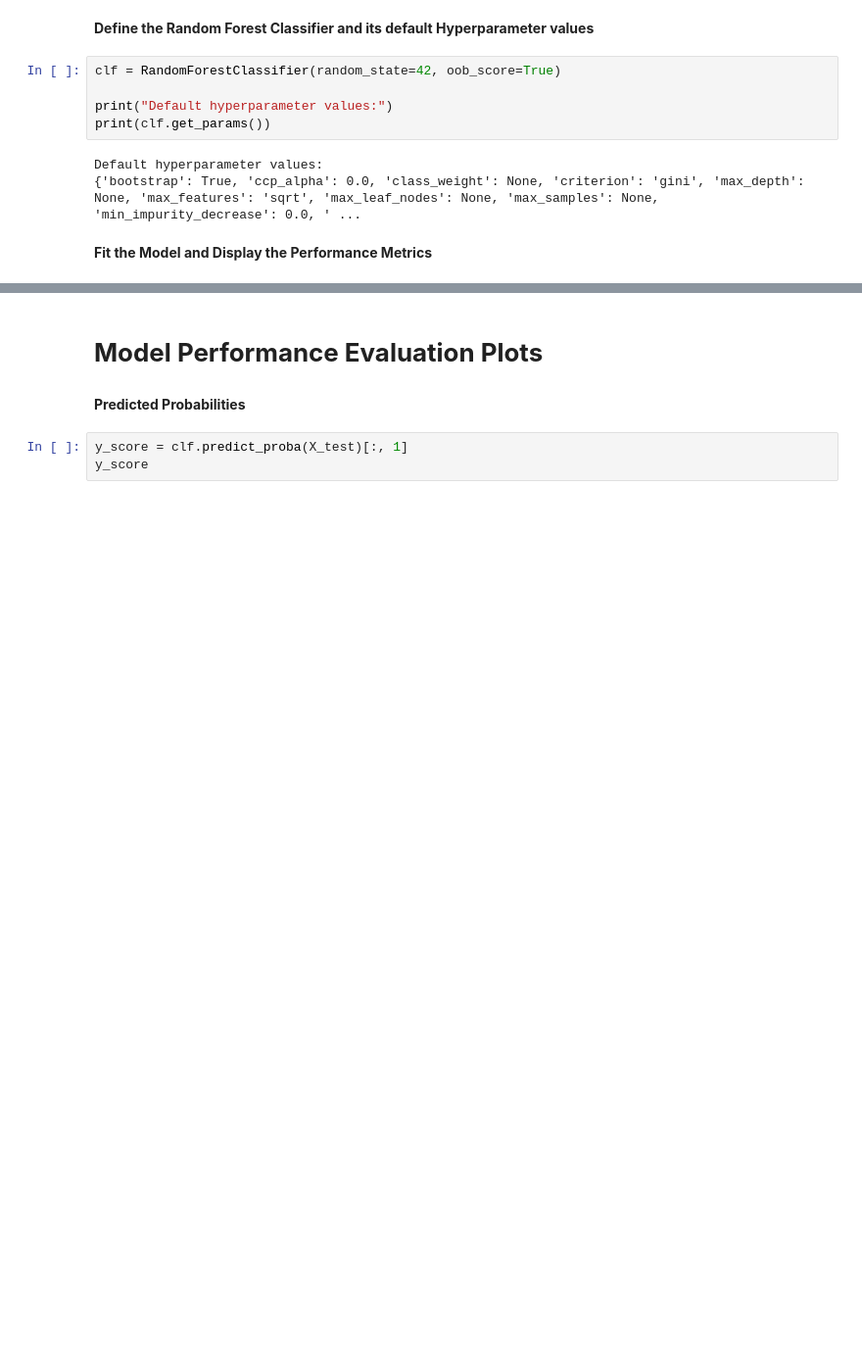
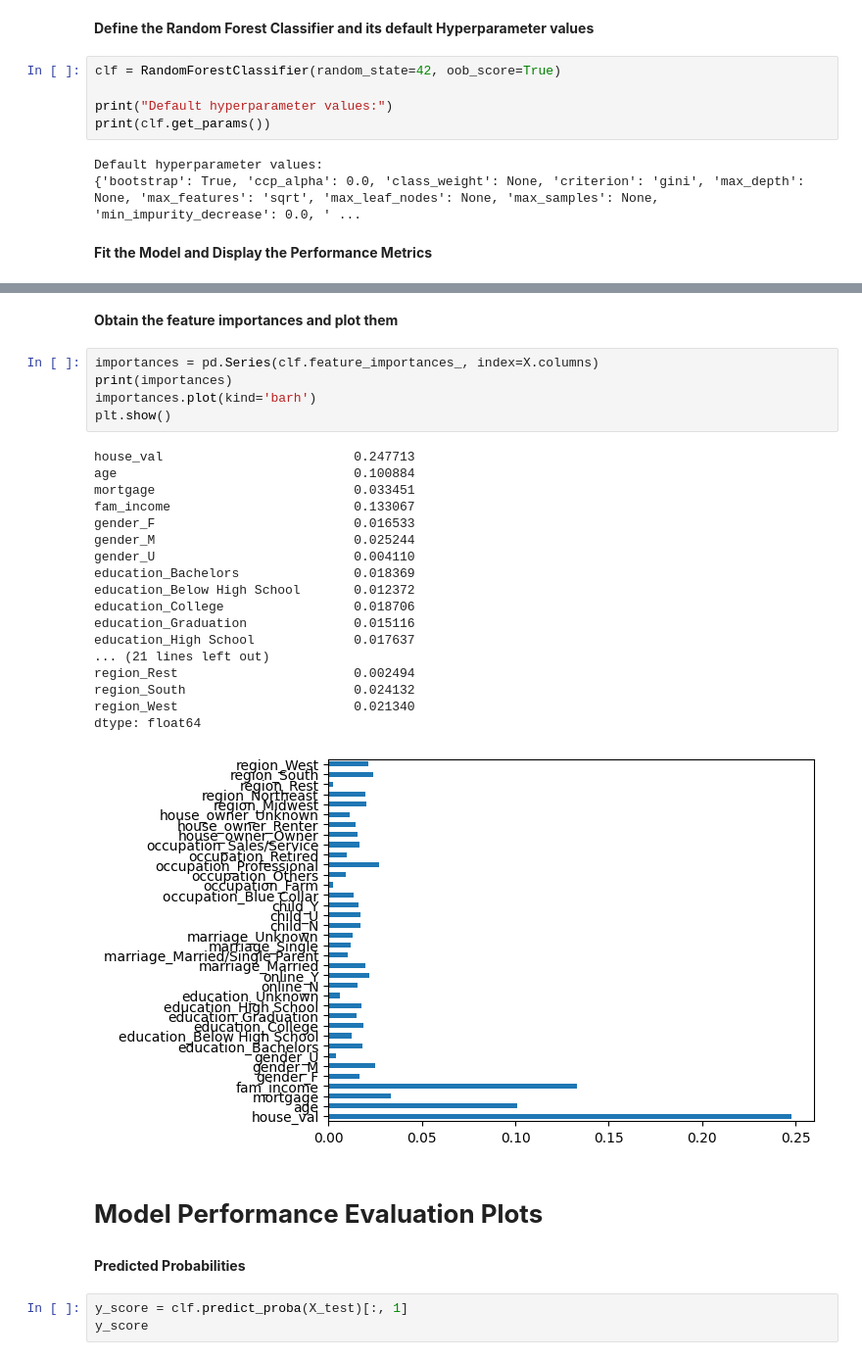
Before and after one commit to Sandr001/Data-Mining-MGT7216, a Jupyter notebook: MGT7216.ipynb, the cells around one changed output, grey strips where cells are left out. Shown at 98% size. Drawn from its saved outputs; the diff is of its cells as text; blank space fills up the shorter version.

```diff
--- a/MGT7216.ipynb
+++ b/MGT7216.ipynb
@@ -572,6 +441,32 @@ Performance Metrics Before Hyperparameter Tuning:
 weighted avg       0.66      0.66      0.66      8000
 
 OOB Score: 0.6606875
+# %% [markdown]
+**Obtain the feature importances and plot them**
+# %%
+importances = pd.Series(clf.feature_importances_, index=X.columns)
+print(importances)
+importances.plot(kind='barh')
+plt.show()
+# %% [output]
+house_val                         0.247713
+age                               0.100884
+mortgage                          0.033451
+fam_income                        0.133067
+gender_F                          0.016533
+gender_M                          0.025244
+gender_U                          0.004110
+education_Bachelors               0.018369
+education_Below High School       0.012372
+education_College                 0.018706
+education_Graduation              0.015116
+education_High School             0.017637
+... (21 lines left out)
+region_Rest                       0.002494
+region_South                      0.024132
+region_West                       0.021340
+dtype: float64
+[figure, added]
 # %% [markdown]
 # **Model Performance Evaluation Plots**
 # %% [markdown]
```
Also changed, not shown: parts of 75 cells of this notebook.
